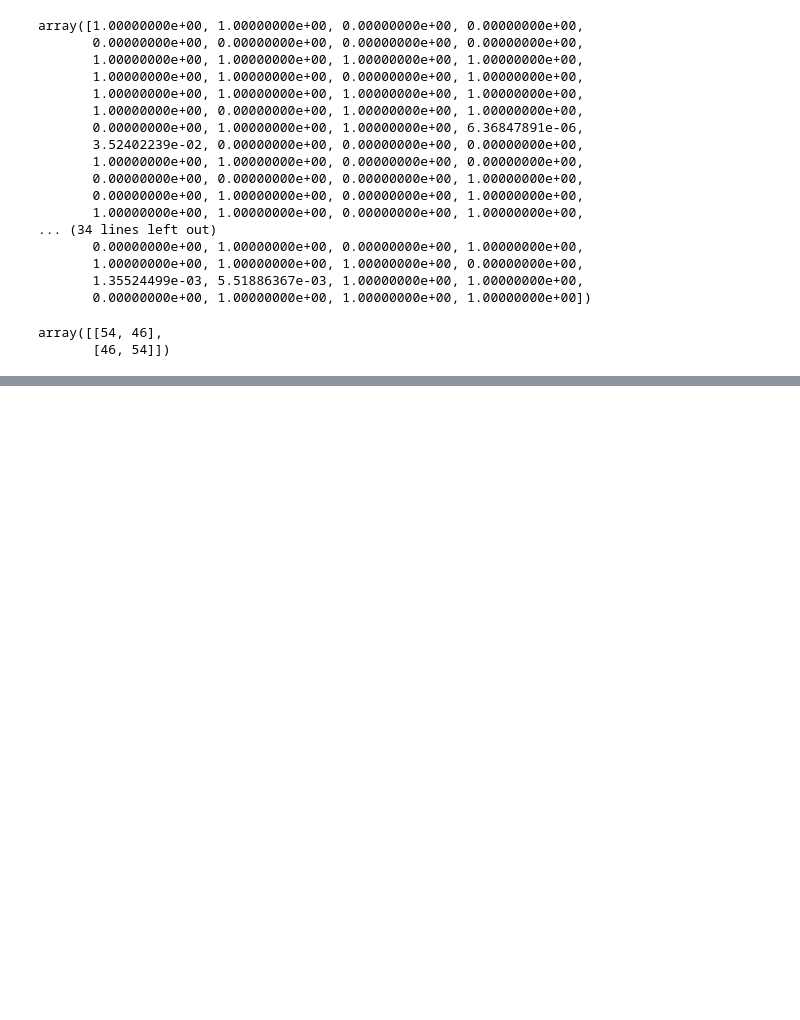
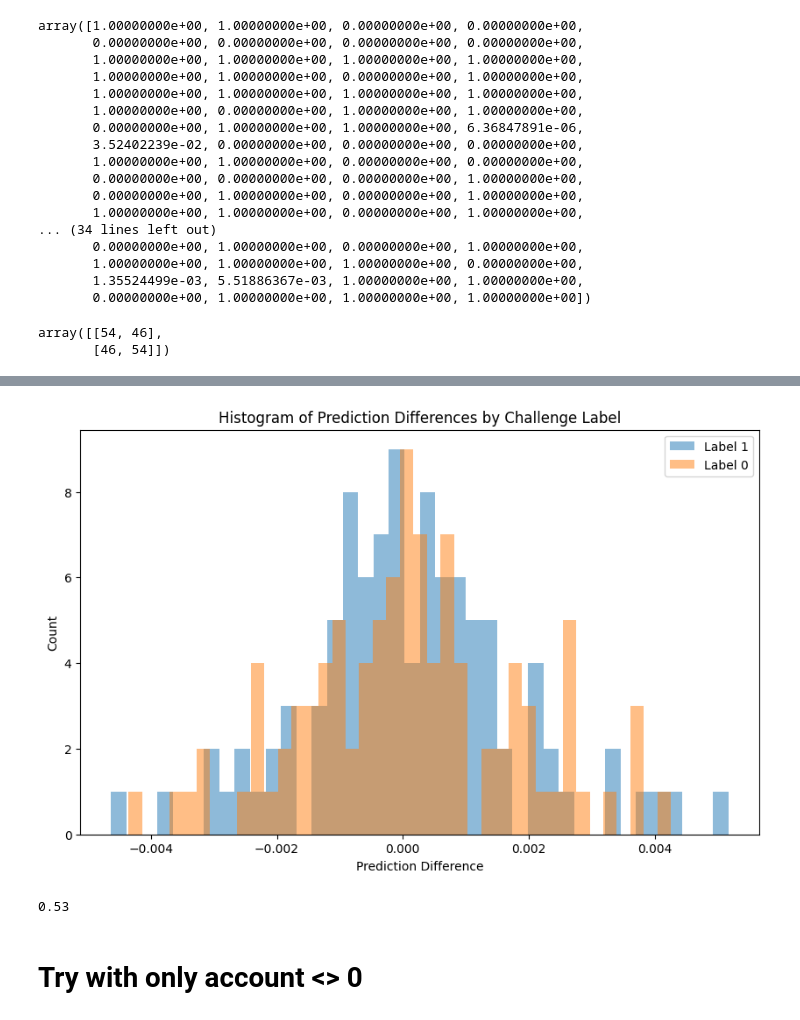
Before and after one commit to CRCHUM-CITADEL/ensemble-mia, a Jupyter notebook: notebooks/test_attack.ipynb, the cells around one changed output, grey strips where cells are left out. Drawn from its saved outputs; the diff is of its cells as text; code cells hidden in the pictures; blank space fills up the shorter version.

```diff
--- a/notebooks/test_attack.ipynb
+++ b/notebooks/test_attack.ipynb
@@ -1019,0 +1221,19 @@ array([[54, 46],
+# %%
+no_id_cols = ['trans_date', 'trans_type', 'operation', 'amount', 'balance',
+       'k_symbol', 'bank', 'account']
+# %%
+from typing import Union, List, Tuple, Type
+def propensity_mse(propensity_scores: Union[List[float], np.ndarray]) -> float:
+    """
+    Compute the mean squared error between 0.5 (classifier cannot distinguish between real and synthetic data)
+    and the predicted probabilities.
+
+    :param propensity_scores: the predicted probabilities of being a real record
+    :return: the propensity mean squared error
+    """
+    n = len(propensity_scores)
+    pi = np.array(propensity_scores)
+
+    pmse = 1 / n * np.sum((pi - 0.5) ** 2) / 0.25
+
+    return pmse
@@ -1019,0 +1372,20 @@ array([[54, 46],
+# %%
+results_df['labels']=challenge_labels
+# %%
+# Plot histogram of prediction differences for each label
+plt.figure(figsize=(10, 6))
+plt.hist(results_df[results_df['labels'] == 1]['Prediction Difference'], bins=40, alpha=0.5, label='Label 1')
+plt.hist(results_df[results_df['labels'] == 0]['Prediction Difference'], bins=40, alpha=0.5, label='Label 0')
+plt.xlabel('Prediction Difference')
+plt.ylabel('Count')
+plt.legend()
+plt.title('Histogram of Prediction Differences by Challenge Label')
+plt.show()
+# %% [output]
+[figure, added]
+# %%
+results_df.sort_values('Prediction Difference', ascending=True).head(100)['labels'].mean()
+# %% [output]
+0.53
+# %% [markdown]
+# Try with only account <> 0
```
Also changed, not shown: parts of 31 cells of this notebook, 3 other files.
